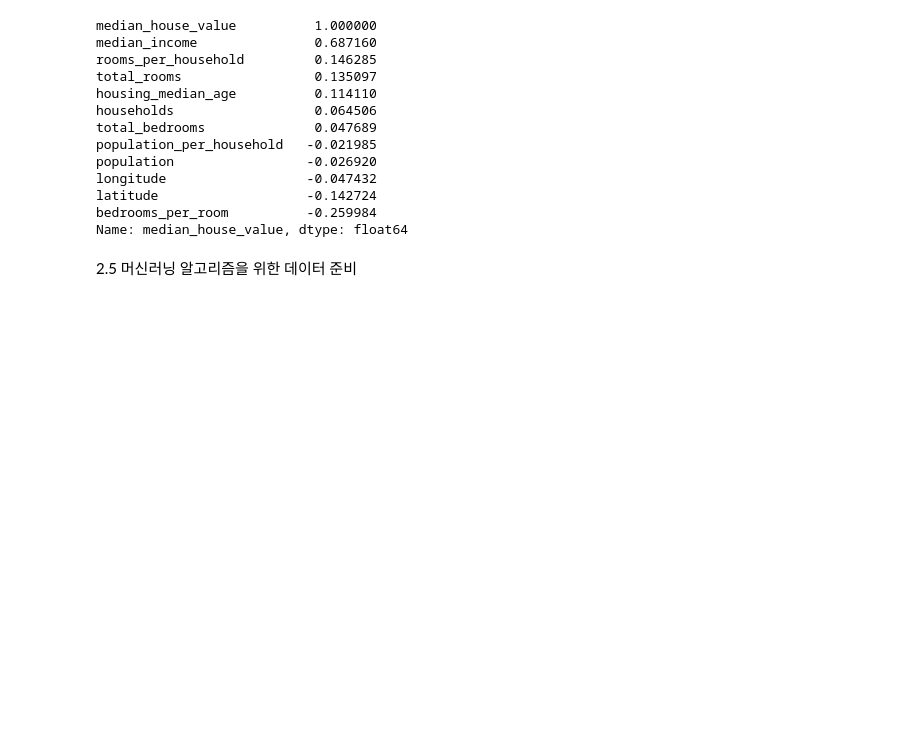
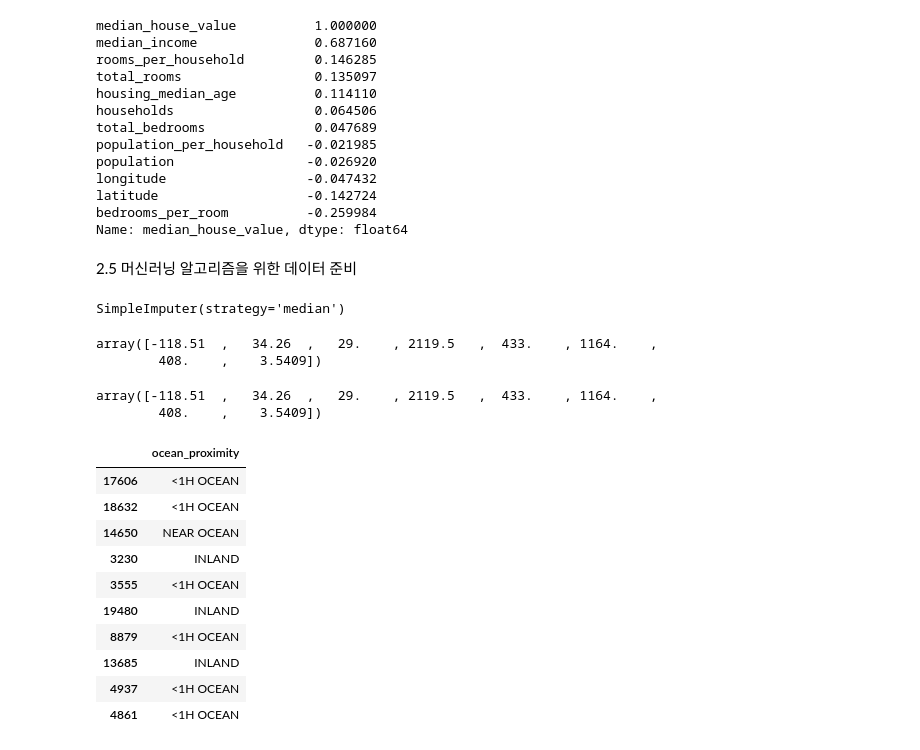
Before and after one commit to fangdol888/handson-ml2, a Jupyter notebook: 핸즈온 머신러닝 따라 써보기.ipynb, the cells around one changed output. Saved outputs shown, nothing was run; the diff lists cells and outputs as text; code cells hidden in the pictures; blank space fills up the shorter version.

```diff
--- a/핸즈온 머신러닝 따라 써보기.ipynb
+++ b/핸즈온 머신러닝 따라 써보기.ipynb
@@ -324,3 +327,13 @@ bedrooms_per_room          -0.259984
 Name: median_house_value, dtype: float64
 # %% [markdown]
 2.5 머신러닝 알고리즘을 위한 데이터 준비
+# %%
+housing = strat_train_set.drop("median_house_value", axis=1)
+housing_labels = strat_train_set["median_house_value"].copy()
+# 훈련세트 복원 및 레이블 분리
+# %%
+#2.5.1 데이터 정제
+housing.dropna(subset=["total_bedrooms"]) #옵션 1  - 구역 제거
+housing.drop("total_bedrooms", axis=1) #옵션 2 - 특성 삭제
+median = housing["total_bedrooms"].median() #옵션 3 - 어떤 값으로 채우기 (중앙값, 평균, 0 등)
+housing["total_bedrooms"].fillna(median, inplace=True) # 옵션3
@@ -326,0 +346,14 @@ Name: median_house_value, dtype: float64
+# %%
+imputer.fit(housing_num) # 해당 데이터에 대한 중앙값 학습
+# %% [output]
+SimpleImputer(strategy='median')
+# %%
+imputer.statistics_ #각 특성의 중앙값
+# %% [output]
+array([-118.51  ,   34.26  ,   29.    , 2119.5   ,  433.    , 1164.    ,
+        408.    ,    3.5409])
+# %%
+housing_num.median().values
+# %% [output]
+array([-118.51  ,   34.26  ,   29.    , 2119.5   ,  433.    , 1164.    ,
+        408.    ,    3.5409])
@@ -326,0 +364,17 @@ Name: median_house_value, dtype: float64
+# %%
+#2.5.2 택스트와 범주형 특성 다루기
+
+housing_cat = housing[["ocean_proximity"]]
+housing_cat.head(10)
+# %% [output]
+|  | ocean_proximity |
+| 17606 | <1H OCEAN |
+| 18632 | <1H OCEAN |
+| 14650 | NEAR OCEAN |
+| 3230 | INLAND |
+| 3555 | <1H OCEAN |
+| 19480 | INLAND |
+| 8879 | <1H OCEAN |
+| 13685 | INLAND |
+| 4937 | <1H OCEAN |
+| 4861 | <1H OCEAN |
```
Also changed, not shown: parts of 68 cells of this notebook.
